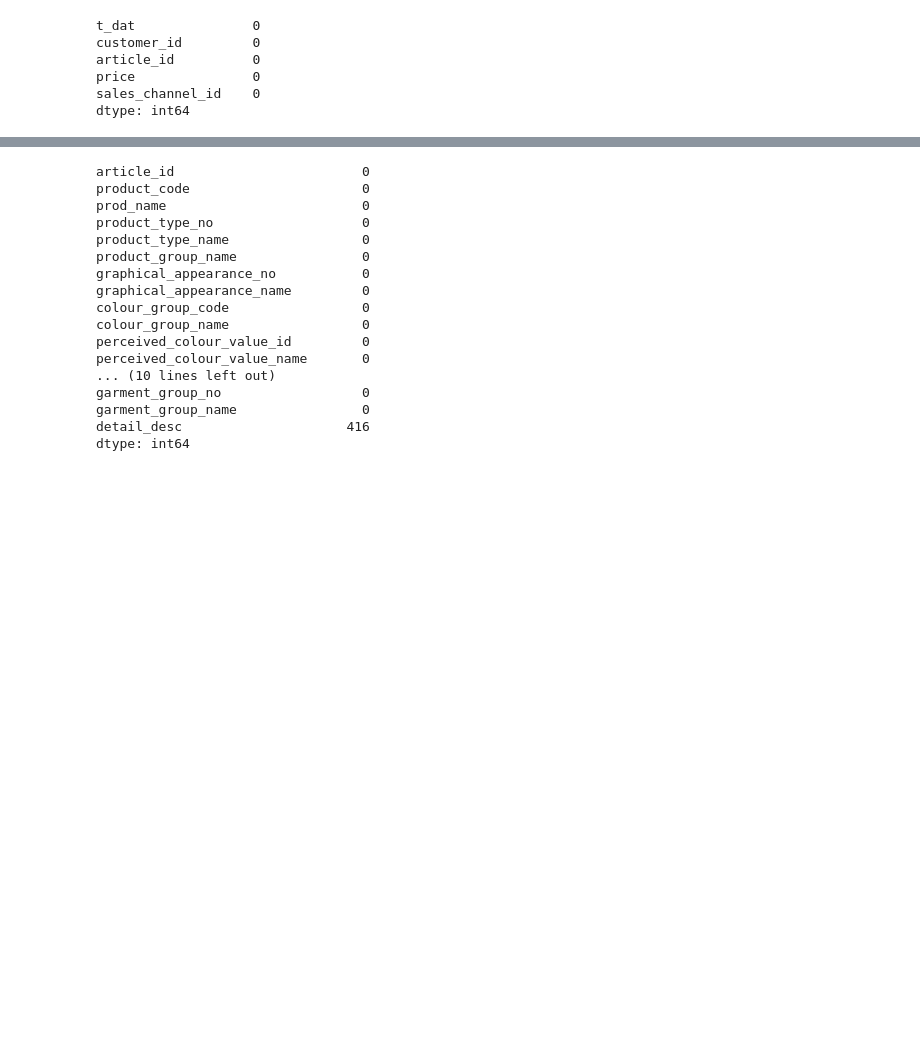
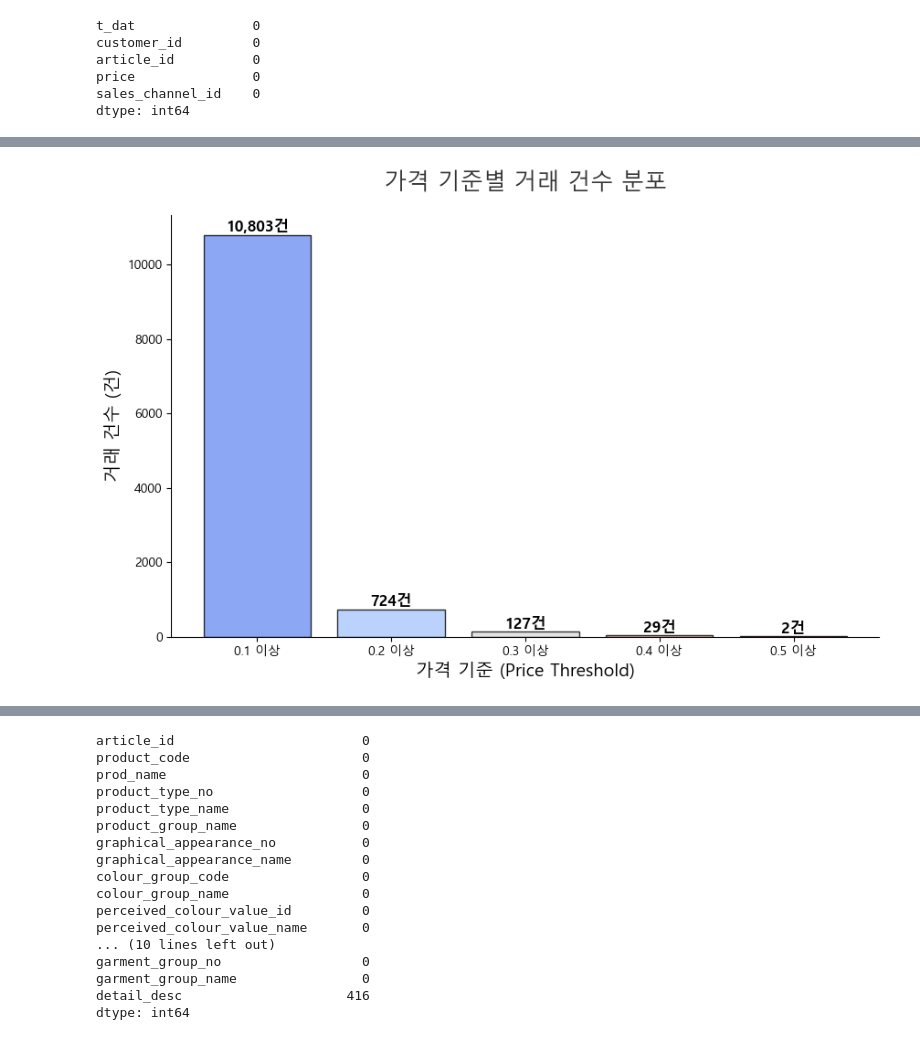
Before and after one commit to yoohengu/cross-gen-biz-analysis, a Jupyter notebook: notebooks/chanhui_eda/hm_2020_business_insight.ipynb, the cells around one changed output, grey strips where cells are left out. Drawn from its saved outputs; the diff is of its cells as text; code cells hidden in the pictures; blank space fills up the shorter version.

```diff
--- a/notebooks/chanhui_eda/hm_2020_business_insight.ipynb
+++ b/notebooks/chanhui_eda/hm_2020_business_insight.ipynb
@@ -241,2 +357,44 @@ price가 0.3 이상: 126
 price가 0.4 이상: 29
 price가 0.5 이상: 2
+# %%
+import matplotlib.pyplot as plt
+import seaborn as sns
+
+# 1. 한글 폰트 설정 (Windows 기준 - '맑은 고딕')
+# Mac을 사용하신다면 'AppleGothic'으로 바꿔주세요.
+plt.rcParams['font.family'] = 'Malgun Gothic'
+plt.rcParams['axes.unicode_minus'] = False # 마이너스 기호 깨짐 방지
+
+# 2. 데이터 준비 (작성하신 내용을 한글 레이블로 변환)
+labels = ['0.1 이상', '0.2 이상', '0.3 이상', '0.4 이상', '0.5 이상']
+counts = [
+    len(df_tran[df_tran["price"] >= 0.1]),
+    len(df_tran[df_tran["price"] >= 0.2]),
+    len(df_tran[df_tran["price"] >= 0.3]),
+    len(df_tran[df_tran["price"] >= 0.4]),
+    len(df_tran[df_tran["price"] >= 0.5])
+]
+
+# 3. 그래프 그리기
+plt.figure(figsize=(10, 6))
+colors = sns.color_palette("coolwarm", len(labels)) # 가격이 올라갈수록 진해지는 색상
+
+bars = plt.bar(labels, counts, color=colors, edgecolor='black', alpha=0.8)
+
+# 막대 위에 실제 거래 건수 표시 (콤마 포함)
+for bar in bars:
+    height = bar.get_height()
+    plt.text(bar.get_x() + bar.get_width()/2., height,
+            f'{int(height):,}건', ha='center', va='bottom', fontsize=12, fontweight='bold')
+
+# 제목과 축 이름 한글로 달기
+plt.title('가격 기준별 거래 건수 분포', fontsize=18, pad=20, color='#333333')
+plt.xlabel('가격 기준 (Price Threshold)', fontsize=14)
+plt.ylabel('거래 건수 (건)', fontsize=14)
+
+# 불필요한 테두리 제거 (심플하게!)
+sns.despine()
+plt.savefig('price_.png', dpi=300)
+plt.show()
+# %% [output]
+[figure, added]
```
Also changed, not shown: parts of 58 cells of this notebook, 6 other files.
